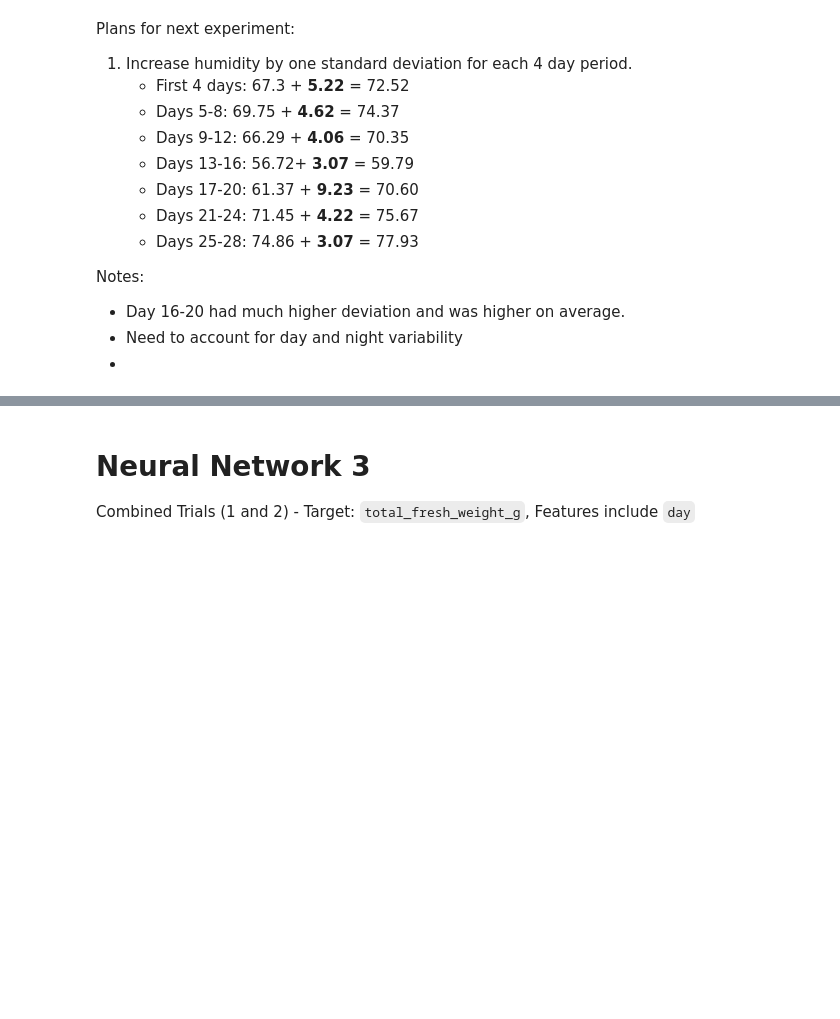
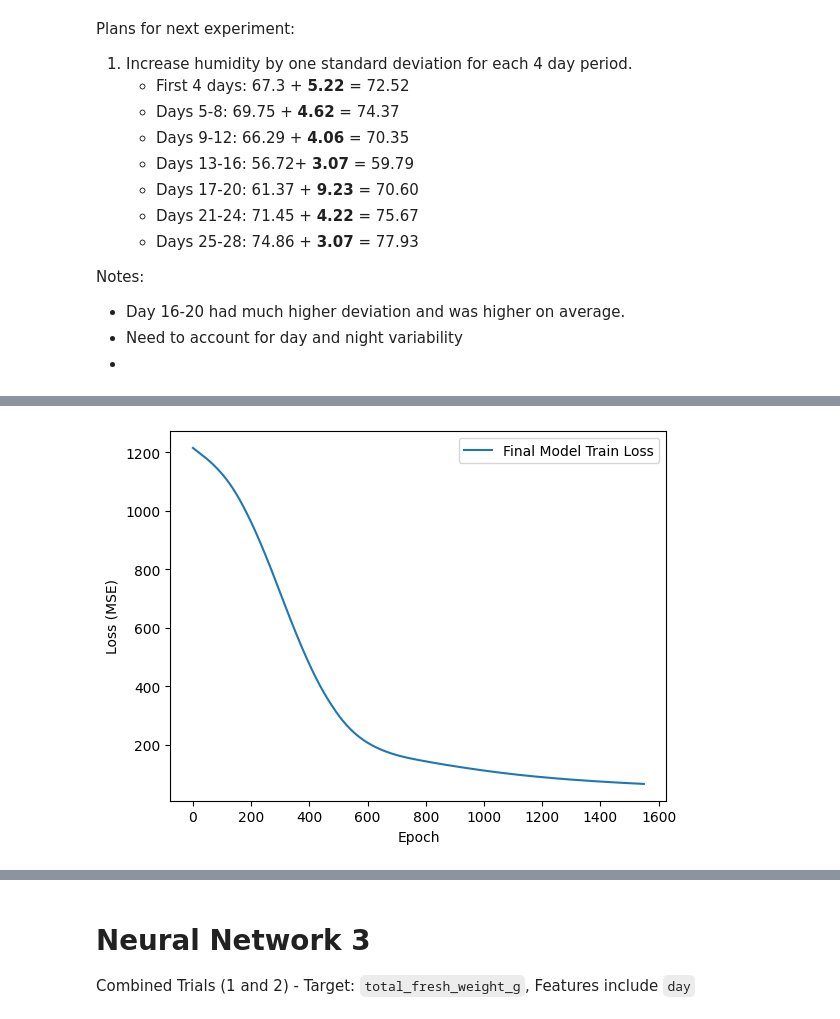
Before and after one commit to GerardoG2/plant-health-status, a Jupyter notebook: Notebooks/NeuralNetwork_tboth.ipynb, the cells around one changed output, grey strips where cells are left out. Drawn from its saved outputs; the diff is of its cells as text; code cells hidden in the pictures; blank space fills up the shorter version.

```diff
--- a/Notebooks/NeuralNetwork_tboth.ipynb
+++ b/Notebooks/NeuralNetwork_tboth.ipynb
@@ -1661,0 +1918,58 @@ Notes:
+# %%
+# train final model on full training set
+
+# hyperparameters
+input_size = X_train.shape[1]
+hidden_size = 32
+output_size = 1
+learning_rate = .001
+num_epochs = 1550
+
+# standardize
+scaler = StandardScaler()
+X_train = scaler.fit_transform(X_train).astype(np.float32)
+X_test = scaler.transform(X_test).astype(np.float32)
+
+# convert to tensors
+X_train_tensor = torch.tensor(X_train, dtype=torch.float32)
+y_train_tensor = torch.tensor(y_train, dtype=torch.float32).view(-1, 1)
+X_test_tensor = torch.tensor(X_test, dtype=torch.float32)
+y_test_tensor = torch.tensor(y_test, dtype=torch.float32).view(-1, 1)
+
+# initialize model
+torch.manual_seed(42)
+model2 = BasicNN(input_size=input_size, hidden_size=hidden_size, output_size=output_size)
+optimizer = optim.Adam(model2.parameters(), lr=learning_rate)
+
+# train final model and store training loss
+train_losses = []
+
+for epoch in range(num_epochs):
+    model2.train()
+    outputs = model2(X_train_tensor) # get predicted results
+    loss = criterion(outputs, y_train_tensor)
+    optimizer.zero_grad()
+    loss.backward() # compute gradients
+    optimizer.step() # update weights
+
+    train_losses.append(loss.item())
+
+    print(f"Epoch [{epoch+1}/{num_epochs}], Train Loss: {loss.item():.4f}")
+
+# final test evaluation
+model2.eval()
+with torch.no_grad():
+    test_outputs = model2(X_test_tensor)
+    test_loss = criterion(test_outputs, y_test_tensor)
+
+print(f"\nFinal Test Loss (MSE): {test_loss.item():.4f}")
+print(f"Final Test Loss (RMSE): {np.sqrt(test_loss.item()):.4f}")
+
+plt.plot(train_losses, label="Final Model Train Loss")
+
+plt.xlabel("Epoch")
+plt.ylabel("Loss (MSE)")
+plt.legend()
+plt.savefig('../Figures/COMBINED_TRIAL_1_2_DATA_MODEL_2_final_training_loss.png')
+plt.show()
+# %% [output]
@@ -1661,0 +1993 @@ Notes:
+[figure, added]
```
Also changed, not shown: parts of 13 cells of this notebook, 22 other files.
